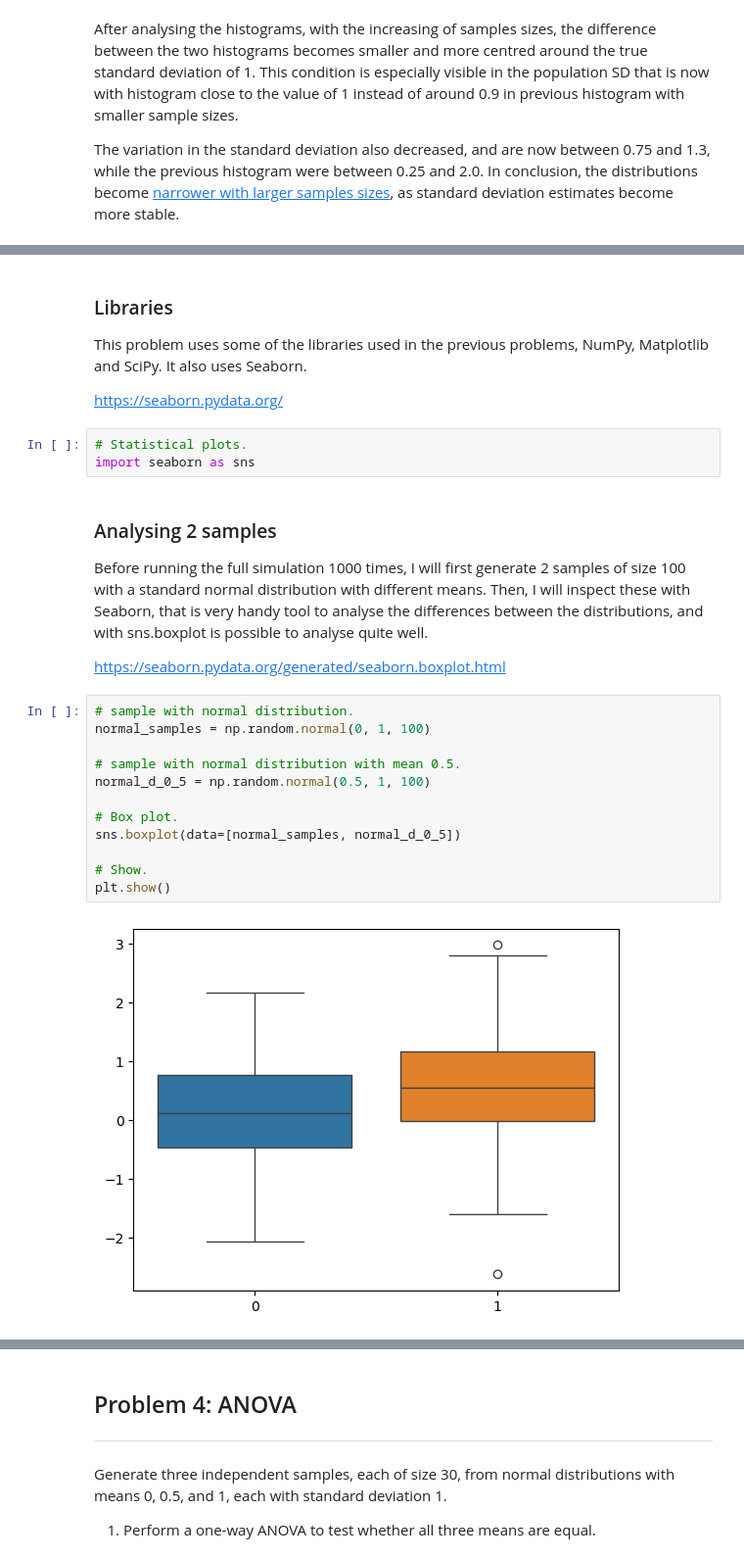
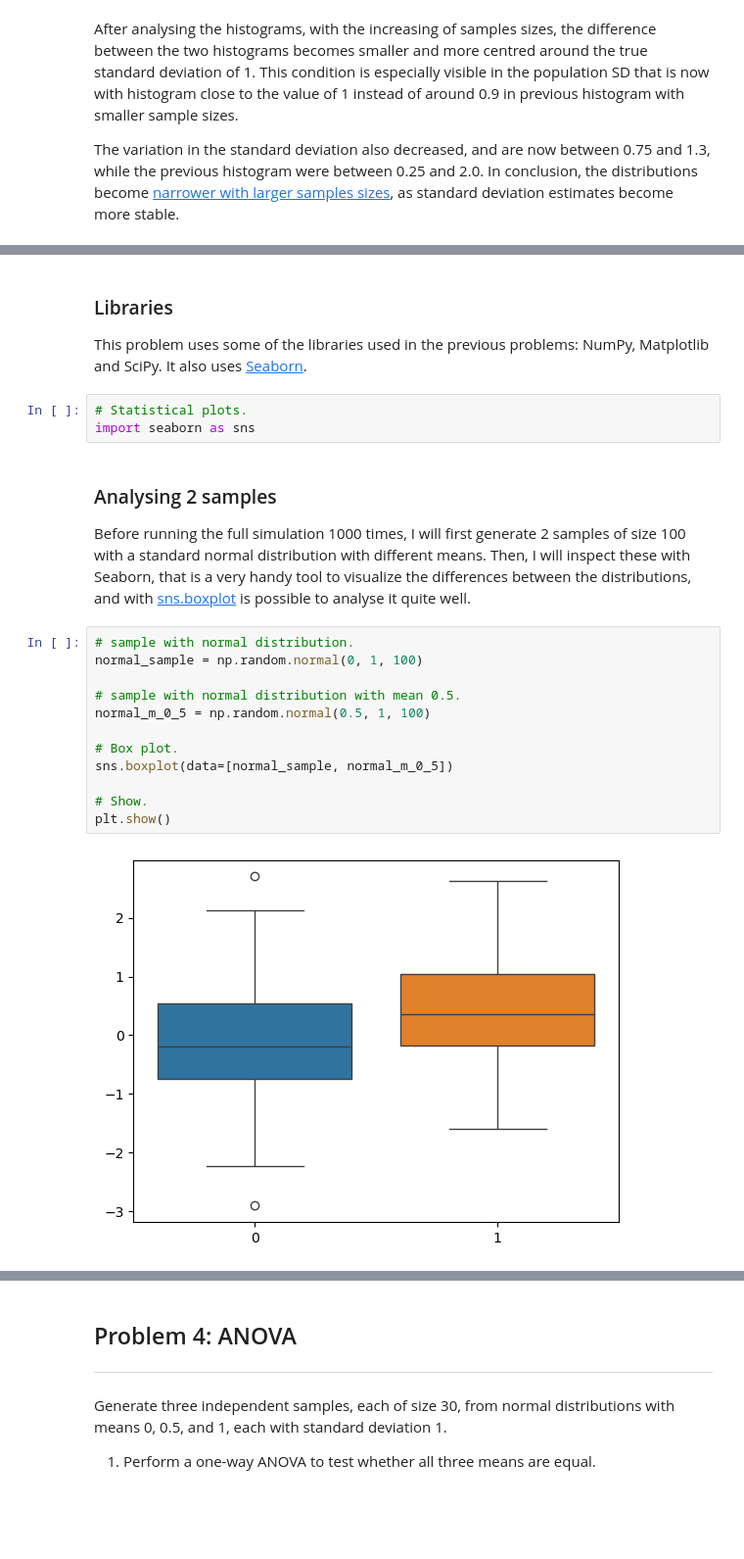
Before and after one commit to FatimaBOliveira/applied-statistics-assessment, a Jupyter notebook: problems.ipynb, the cells around one changed output, grey strips where cells are left out. Shown: that part at 98% size. Cells and saved outputs as stored; diff of their text form; blank space fills up the shorter version.

Commit message:
Problem 3 revised

```diff
--- a/problems.ipynb
+++ b/problems.ipynb
@@ -385,30 +377,26 @@ Finally, I will plot this proportion against 𝑑 and interpret how the type II
 # %% [markdown]
 ### Libraries
 
-This problem uses some of the libraries used in the previous problems, NumPy, Matplotlib and SciPy. It also uses Seaborn.
-
-https://seaborn.pydata.org/
+This problem uses some of the libraries used in the previous problems: NumPy, Matplotlib and SciPy. It also uses [Seaborn](https://seaborn.pydata.org/).
 # %%
 # Statistical plots.
 import seaborn as sns
 # %% [markdown]
 ### Analysing 2 samples
 
-Before  running the full simulation 1000 times, I will first generate 2 samples of size 100 with a standard normal distribution with different means. Then, I will inspect these with Seaborn, that is very handy tool to analyse the differences between the distributions, and with sns.boxplot is possible to analyse quite well.
-
-https://seaborn.pydata.org/generated/seaborn.boxplot.html
+Before  running the full simulation 1000 times, I will first generate 2 samples of size 100 with a standard normal distribution with different means. Then, I will inspect these with Seaborn, that is a very handy tool to visualize the differences between the distributions, and with [sns.boxplot](https://seaborn.pydata.org/generated/seaborn.boxplot.html) is possible to analyse it quite well.
 # %%
 # sample with normal distribution.
-normal_samples = np.random.normal(0, 1, 100)
+normal_sample = np.random.normal(0, 1, 100)
 
 # sample with normal distribution with mean 0.5.
-normal_d_0_5 = np.random.normal(0.5, 1, 100)
+normal_m_0_5 = np.random.normal(0.5, 1, 100)
 
 # Box plot.
-sns.boxplot(data=[normal_samples, normal_d_0_5])
+sns.boxplot(data=[normal_sample, normal_m_0_5])
 
 # Show.
 plt.show()
 # %% [output]
-[figure, old version]
+[figure, new version]
 # %% [markdown]
```
Also changed, not shown: parts of 26 cells of this notebook.
